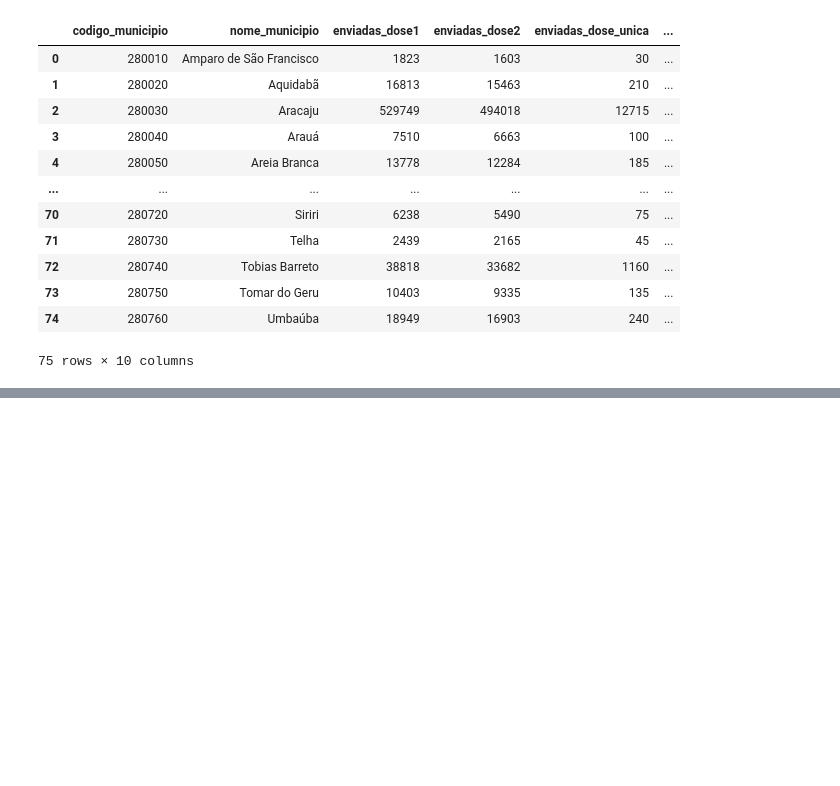
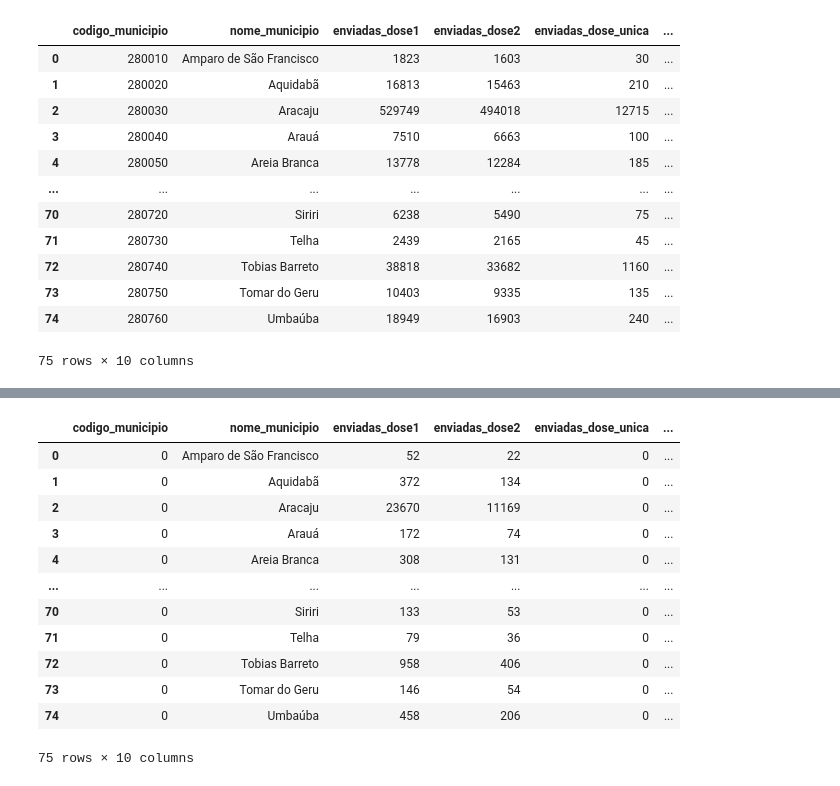
Before and after one commit to dadosabertossergipe/covid19, a Jupyter notebook: code/ProcessaVacinacao.ipynb, the cells around one changed output, grey strips where cells are left out. Saved outputs shown, nothing was run; the diff lists cells and outputs as text; code cells hidden in the pictures; blank space fills up the shorter version.

```diff
--- a/code/ProcessaVacinacao.ipynb
+++ b/code/ProcessaVacinacao.ipynb
@@ -360,0 +405,17 @@ for file_ in all_files:
+# %%
+data_temp2 = pd.read_csv("../tmp/boletins_temporarios/2021-02-09.csv")
+data_temp2
+# %% [output]
+|  | codigo_municipio | nome_municipio | enviadas_dose1 | enviadas_dose2 | enviadas_dose_unica | ... |
+| 0 | 0 | Amparo de São Francisco | 52 | 22 | 0 | ... |
+| 1 | 0 | Aquidabã | 372 | 134 | 0 | ... |
+| 2 | 0 | Aracaju | 23670 | 11169 | 0 | ... |
+| 3 | 0 | Arauá | 172 | 74 | 0 | ... |
+| 4 | 0 | Areia Branca | 308 | 131 | 0 | ... |
+| ... | ... | ... | ... | ... | ... | ... |
+| 70 | 0 | Siriri | 133 | 53 | 0 | ... |
+| 71 | 0 | Telha | 79 | 36 | 0 | ... |
+| 72 | 0 | Tobias Barreto | 958 | 406 | 0 | ... |
+| 73 | 0 | Tomar do Geru | 146 | 54 | 0 | ... |
+| 74 | 0 | Umbaúba | 458 | 206 | 0 | ... |
+75 rows × 10 columns
```
Also changed, not shown: parts of 11 cells of this notebook, 2 other files.
